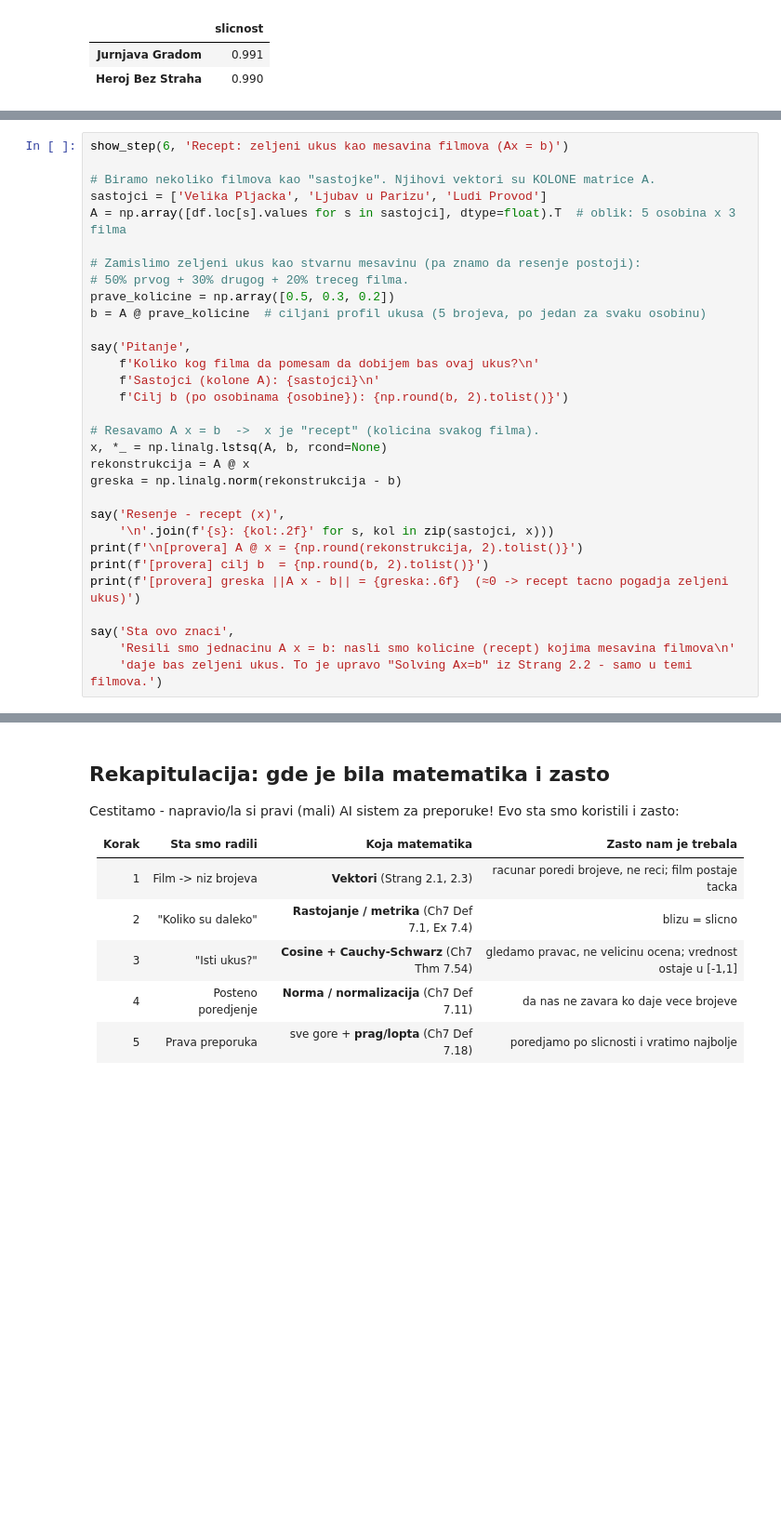
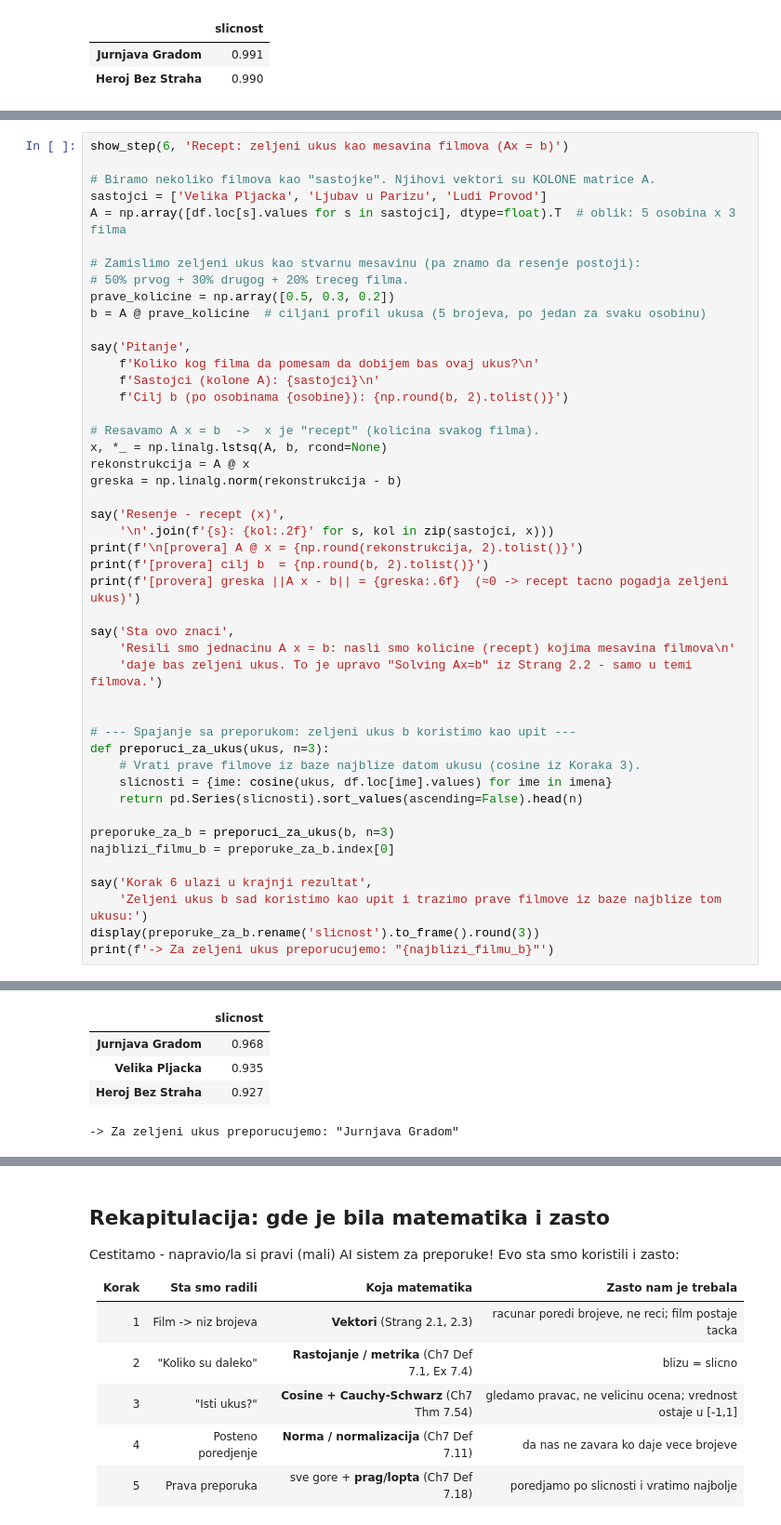
Before and after one commit to boba1987/vector-spaces, a Jupyter notebook: simple_recommender_ai_colab.ipynb, the cells around one changed output, grey strips where cells are left out. Shown at 93% size. Cells and saved outputs as stored; diff of their text form; blank space fills up the shorter version.

```diff
--- a/simple_recommender_ai_colab.ipynb
+++ b/simple_recommender_ai_colab.ipynb
@@ -450,6 +452,21 @@ print(f'[provera] greska ||A x - b|| = {greska:.6f}  (≈0 -> recept tacno pogad
 say('Sta ovo znaci',
     'Resili smo jednacinu A x = b: nasli smo kolicine (recept) kojima mesavina filmova\n'
     'daje bas zeljeni ukus. To je upravo "Solving Ax=b" iz Strang 2.2 - samo u temi filmova.')
+
+
+# --- Spajanje sa preporukom: zeljeni ukus b koristimo kao upit ---
+def preporuci_za_ukus(ukus, n=3):
+    # Vrati prave filmove iz baze najblize datom ukusu (cosine iz Koraka 3).
+    slicnosti = {ime: cosine(ukus, df.loc[ime].values) for ime in imena}
+    return pd.Series(slicnosti).sort_values(ascending=False).head(n)
+
+preporuke_za_b = preporuci_za_ukus(b, n=3)
+najblizi_filmu_b = preporuke_za_b.index[0]
+
+say('Korak 6 ulazi u krajnji rezultat',
+    'Zeljeni ukus b sad koristimo kao upit i trazimo prave filmove iz baze najblize tom ukusu:')
+display(preporuke_za_b.rename('slicnost').to_frame().round(3))
+print(f'-> Za zeljeni ukus preporucujemo: "{najblizi_filmu_b}"')
 # %% [output]
 ================================================================
   KORAK 6: Recept: zeljeni ukus kao mesavina filmova (Ax = b)
@@ -471,3 +488,8 @@ say('Sta ovo znaci',
+|  | slicnost |
+| Jurnjava Gradom | 0.968 |
+| Velika Pljacka | 0.935 |
+| Heroj Bez Straha | 0.927 |
+-> Za zeljeni ukus preporucujemo: "Jurnjava Gradom"
 # %% [markdown]
 ## Mapa filmova: vidimo preporuke svojim ocima
 
```
Also changed, not shown: parts of 4 cells of this notebook.
